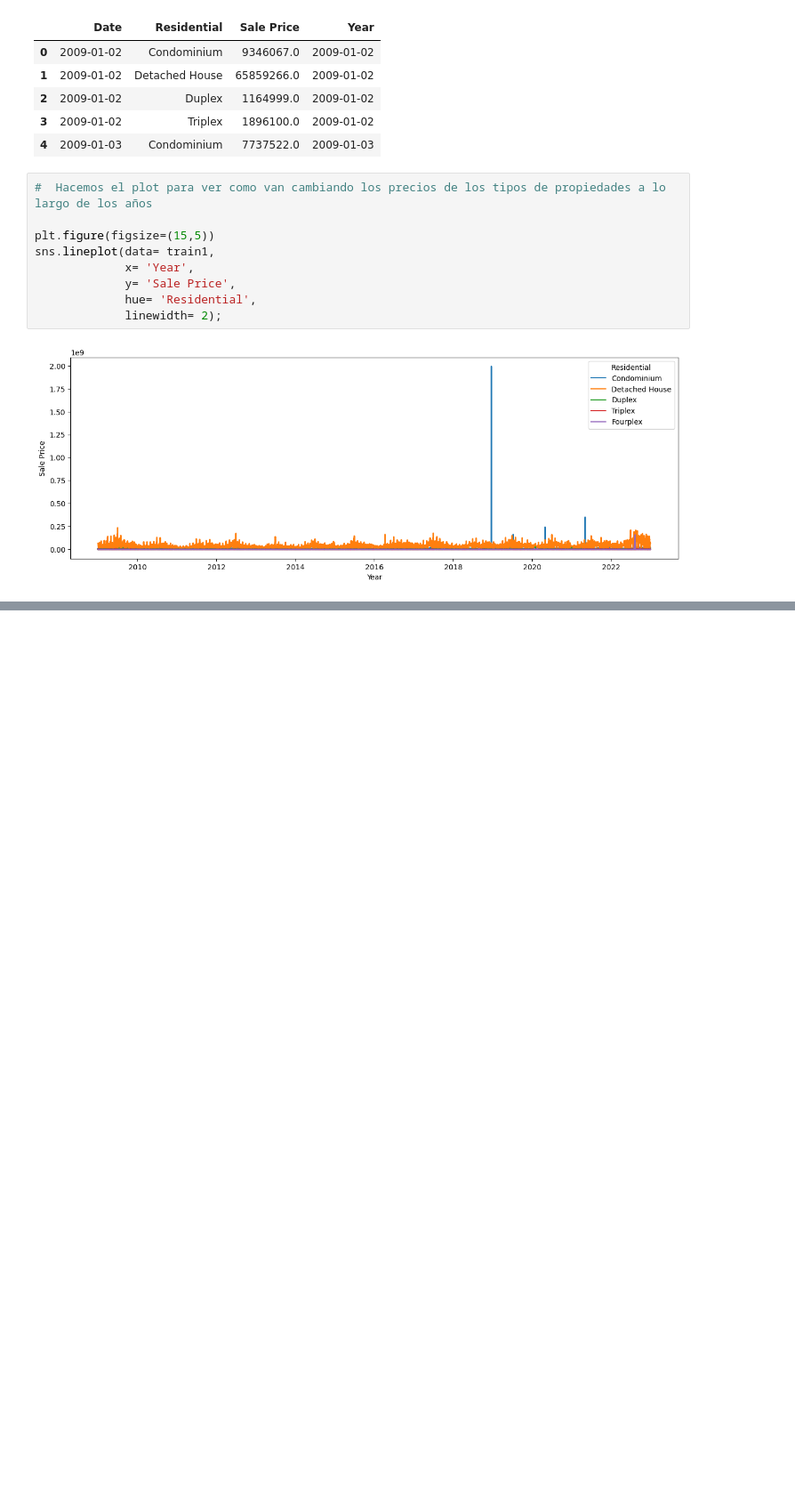
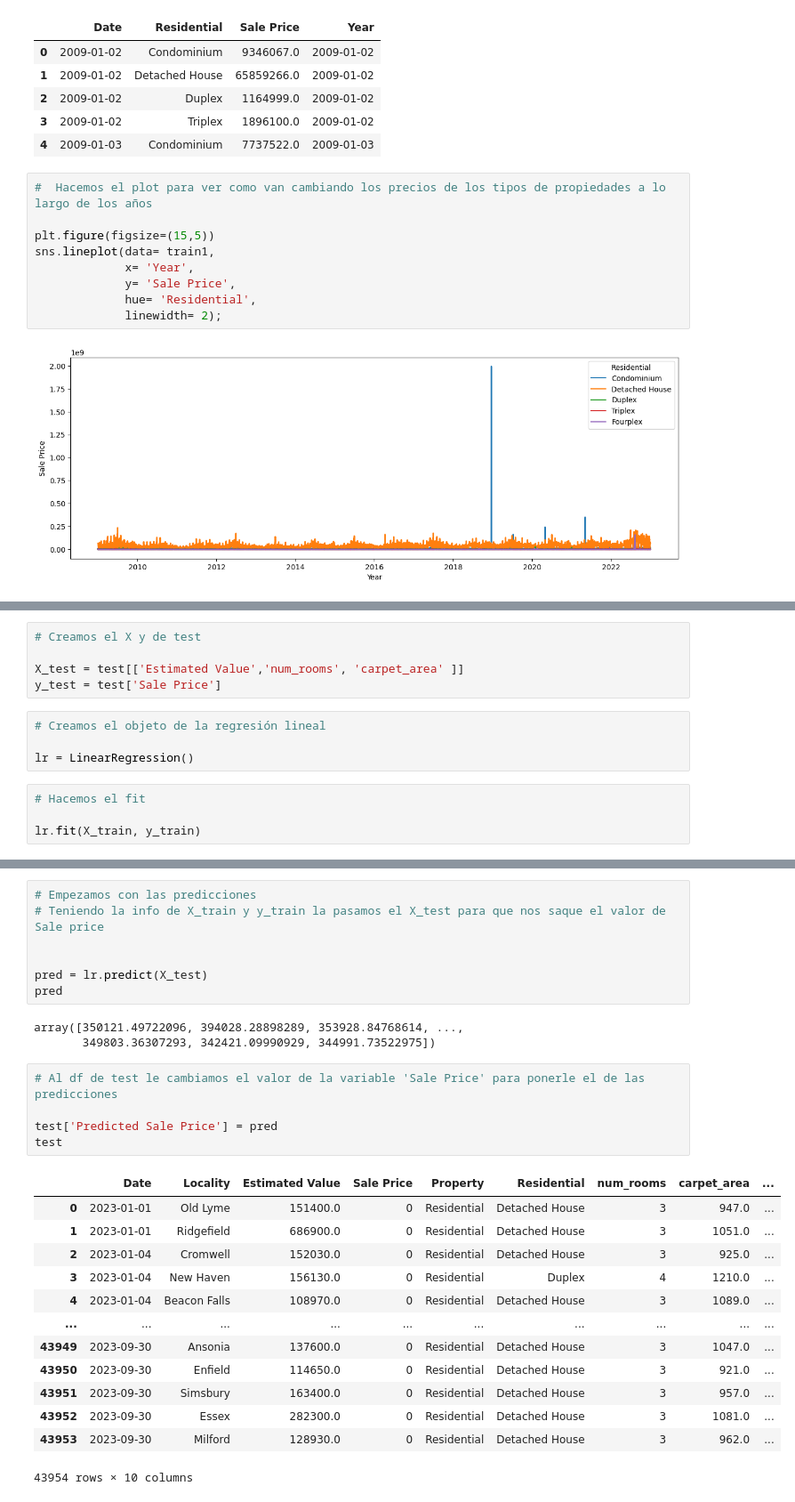
Before and after one commit to legabrielo/ClasificacionCasas, a Jupyter notebook: Casas.ipynb, the cells around one changed output, grey strips where cells are left out. Shown at 89% size. Saved outputs shown, nothing was run; the diff lists cells and outputs as text; blank space fills up the shorter version.

```diff
--- a/Casas.ipynb
+++ b/Casas.ipynb
@@ -295,0 +317,13 @@ knn = KNeighborsClassifier(n_neighbors=4)
+# %%
+# Creamos el X y de test
+
+X_test = test[['Estimated Value','num_rooms', 'carpet_area' ]]
+y_test = test['Sale Price']
+# %%
+# Creamos el objeto de la regresión lineal
+
+lr = LinearRegression()
+# %%
+# Hacemos el fit
+
+lr.fit(X_train, y_train)
@@ -295,0 +355,29 @@ knn = KNeighborsClassifier(n_neighbors=4)
+# %%
+# Empezamos con las predicciones
+# Teniendo la info de X_train y y_train la pasamos el X_test para que nos saque el valor de Sale price
+
+
+pred = lr.predict(X_test)
+pred
+# %% [output]
+array([350121.49722096, 394028.28898289, 353928.84768614, ...,
+       349803.36307293, 342421.09990929, 344991.73522975])
+# %%
+# Al df de test le cambiamos el valor de la variable 'Sale Price' para ponerle el de las predicciones
+
+test['Predicted Sale Price'] = pred
+test
+# %% [output]
+|  | Date | Locality | Estimated Value | Sale Price | Property | Residential | num_rooms | carpet_area | ... |
+| 0 | 2023-01-01 | Old Lyme | 151400.0 | 0 | Residential | Detached House | 3 | 947.0 | ... |
+| 1 | 2023-01-01 | Ridgefield | 686900.0 | 0 | Residential | Detached House | 3 | 1051.0 | ... |
+| 2 | 2023-01-04 | Cromwell | 152030.0 | 0 | Residential | Detached House | 3 | 925.0 | ... |
+| 3 | 2023-01-04 | New Haven | 156130.0 | 0 | Residential | Duplex | 4 | 1210.0 | ... |
+| 4 | 2023-01-04 | Beacon Falls | 108970.0 | 0 | Residential | Detached House | 3 | 1089.0 | ... |
+| ... | ... | ... | ... | ... | ... | ... | ... | ... | ... |
+| 43949 | 2023-09-30 | Ansonia | 137600.0 | 0 | Residential | Detached House | 3 | 1047.0 | ... |
+| 43950 | 2023-09-30 | Enfield | 114650.0 | 0 | Residential | Detached House | 3 | 921.0 | ... |
+| 43951 | 2023-09-30 | Simsbury | 163400.0 | 0 | Residential | Detached House | 3 | 957.0 | ... |
+| 43952 | 2023-09-30 | Essex | 282300.0 | 0 | Residential | Detached House | 3 | 1081.0 | ... |
+| 43953 | 2023-09-30 | Milford | 128930.0 | 0 | Residential | Detached House | 3 | 962.0 | ... |
+43954 rows × 10 columns
```
Also changed, not shown: parts of 20 cells of this notebook.
